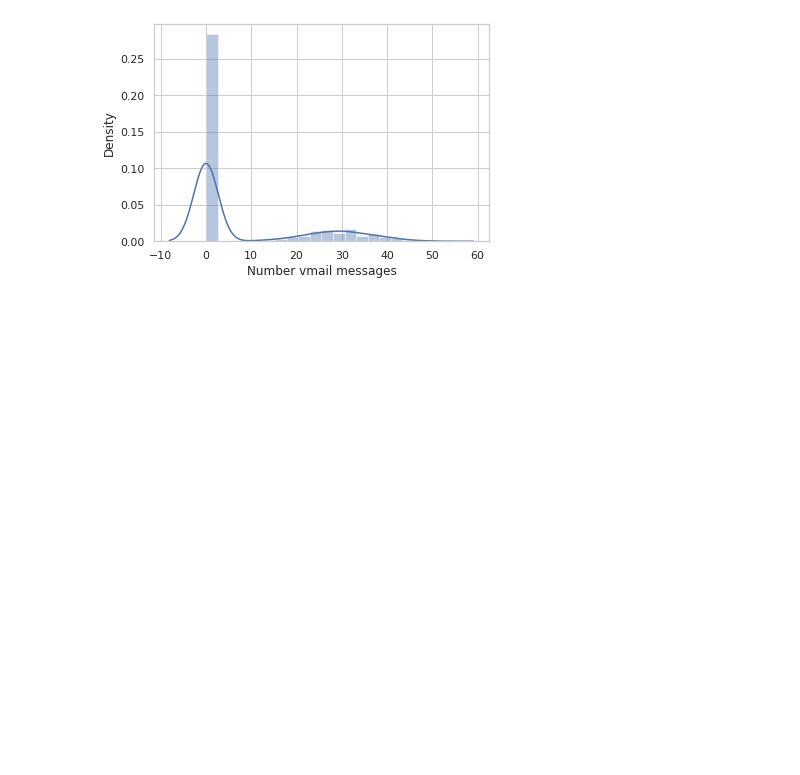
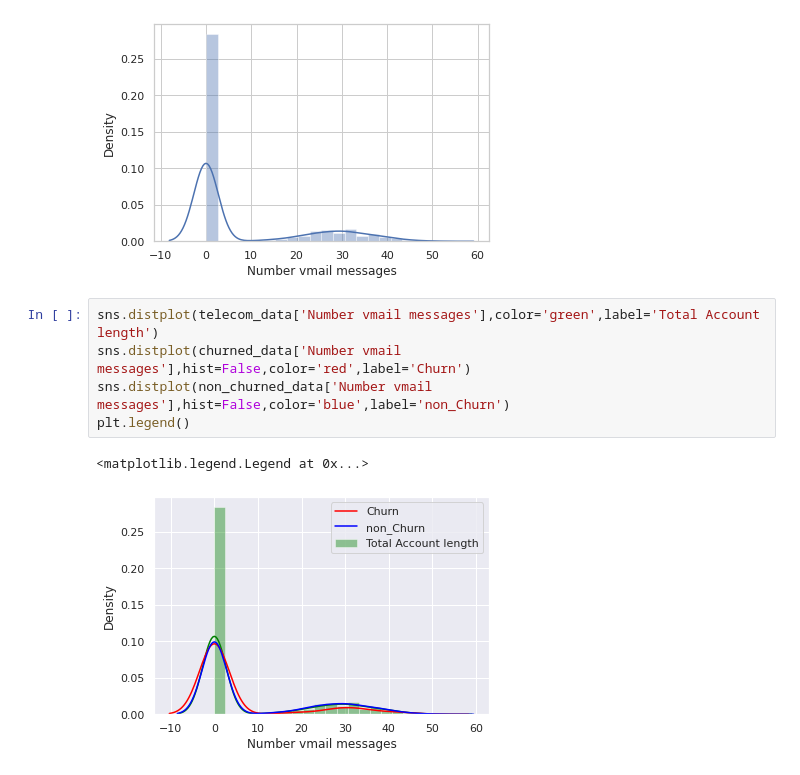
Before and after one commit to m123m12/Telecom-Churn-Analysis, a Jupyter notebook: Copy_of_Telecom_Churn_Analysis_Capstone_Project.ipynb, the cells around one changed output. Cells and saved outputs as stored; diff of their text form; blank space fills up the shorter version.

```diff
--- a/Copy_of_Telecom_Churn_Analysis_Capstone_Project.ipynb
+++ b/Copy_of_Telecom_Churn_Analysis_Capstone_Project.ipynb
@@ -370,3 +370,11 @@ sns.distplot(telecom_data['Number vmail messages'])
 # %% [output]
 <matplotlib.axes._subplots.AxesSubplot at 0x...>
 [figure]
+# %%
+sns.distplot(telecom_data['Number vmail messages'],color='green',label='Total Account length')
+sns.distplot(churned_data['Number vmail messages'],hist=False,color='red',label='Churn')
+sns.distplot(non_churned_data['Number vmail messages'],hist=False,color='blue',label='non_Churn')
+plt.legend()
+# %% [output]
+<matplotlib.legend.Legend at 0x...>
+[figure, added]
```
Also changed, not shown: parts of 2 cells of this notebook.
